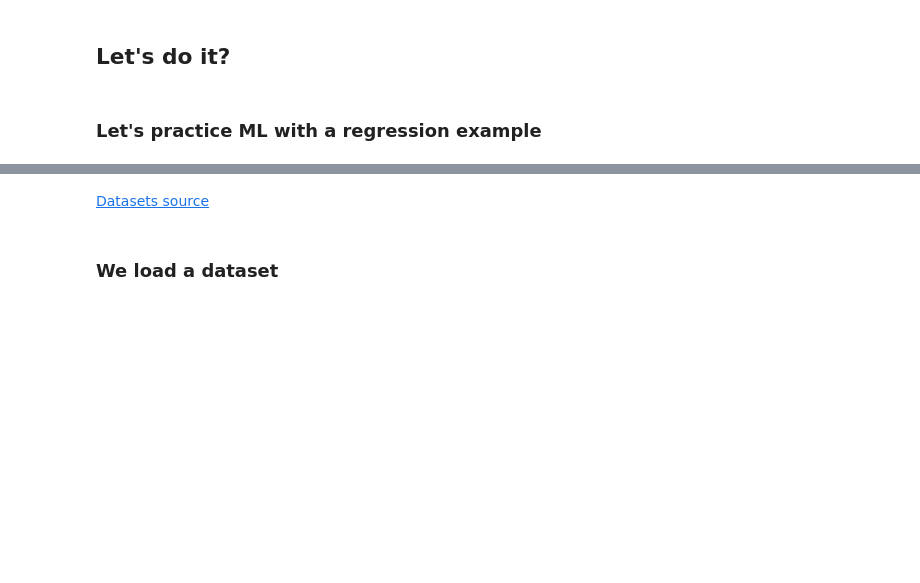
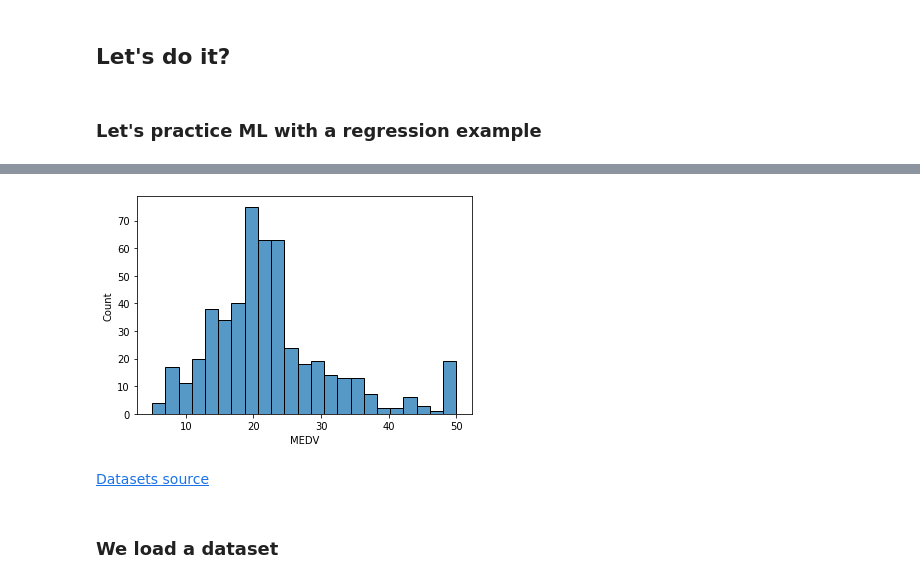
Before and after one commit to Ironhack-data-bcn-april-2023/lectures, a Jupyter notebook: week-7/02-Intro-to-ML & Regression.ipynb, the cells around one changed output, grey strips where cells are left out. Cells and saved outputs as stored; diff of their text form; code cells hidden in the pictures; blank space fills up the shorter version.

```diff
--- a/week-7/02-Intro-to-ML & Regression.ipynb
+++ b/week-7/02-Intro-to-ML & Regression.ipynb
@@ -76,3 +76,6 @@ Bias and variance in machine learning --> https://www.analyticslane.com/2019/05/
 # %%
 import pandas as pd
 import seaborn as sns
+# %%
+boston = pd.read_csv("../datasets/boston.csv")
+boston
@@ -79,3 +114,7 @@ import seaborn as sns
+# %%
+sns.histplot(boston["MEDV"]);
+# %% [output]
+[figure, added]
 # %% [markdown]
 [Datasets source](https://scikit-learn.org/stable/datasets/toy_dataset.html#boston-house-prices-dataset)
 # %% [markdown]
```
Also changed, not shown: parts of 76 cells of this notebook.
